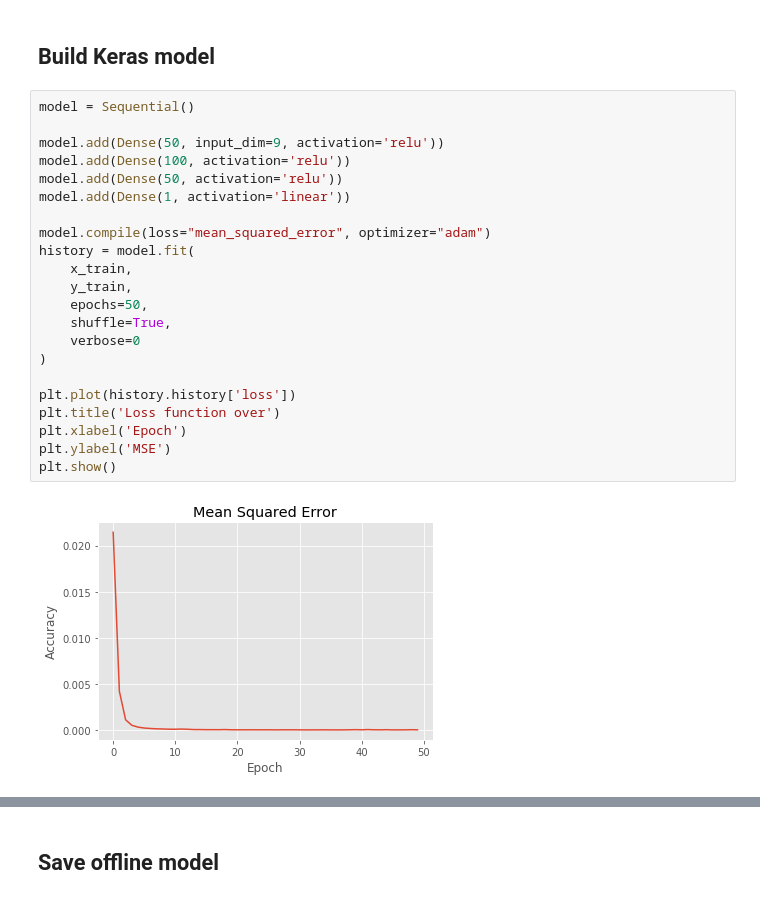
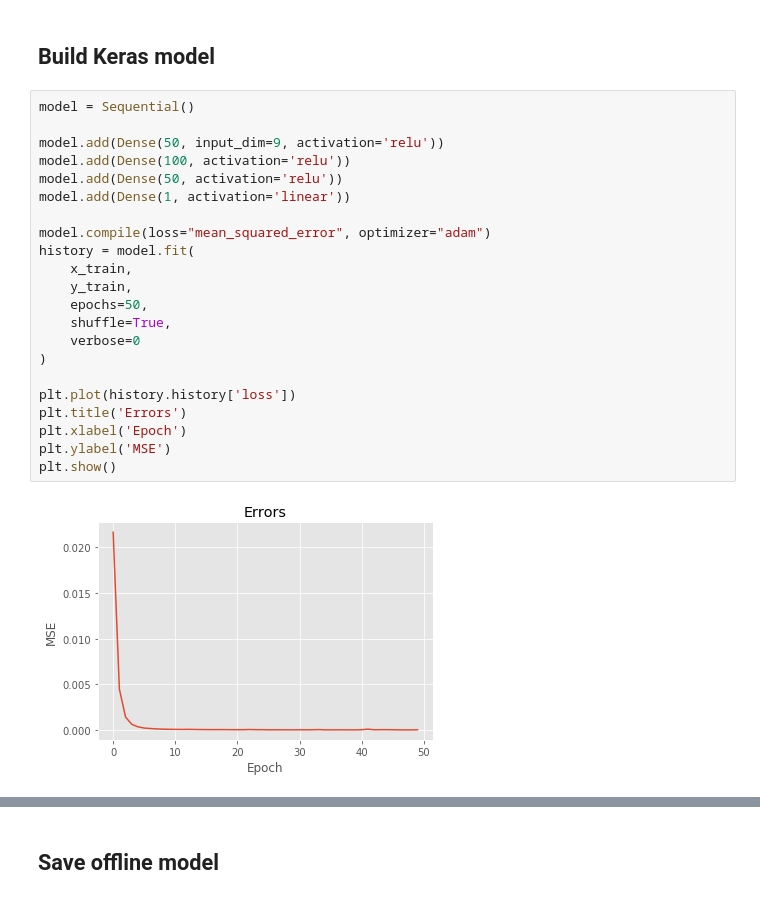
Before and after one commit to woo-chia-wei/py-neural-network, a Jupyter notebook: regression.ipynb, the cells around one changed output, grey strips where cells are left out. Drawn from its saved outputs; the diff is of its cells as text.

```diff
--- a/regression.ipynb
+++ b/regression.ipynb
@@ -96,27 +98,27 @@ y_test = scaled_testing_df[['total_earnings']].values
 # %%
 model = Sequential()
 
 model.add(Dense(50, input_dim=9, activation='relu'))
 model.add(Dense(100, activation='relu'))
 model.add(Dense(50, activation='relu'))
 model.add(Dense(1, activation='linear'))
 
 model.compile(loss="mean_squared_error", optimizer="adam")
 history = model.fit(
     x_train,
     y_train,
     epochs=50,
     shuffle=True,
     verbose=0
 )
 
 plt.plot(history.history['loss'])
-plt.title('Loss function over')
+plt.title('Errors')
 plt.xlabel('Epoch')
 plt.ylabel('MSE')
 plt.show()
 # %% [output]
-[figure, old version]
+[figure, new version]
 # %%
 model.evaluate(x_test, y_test, verbose=1)
 # %% [output]
```
Also changed, not shown: parts of 4 cells of this notebook, 1 other file.
